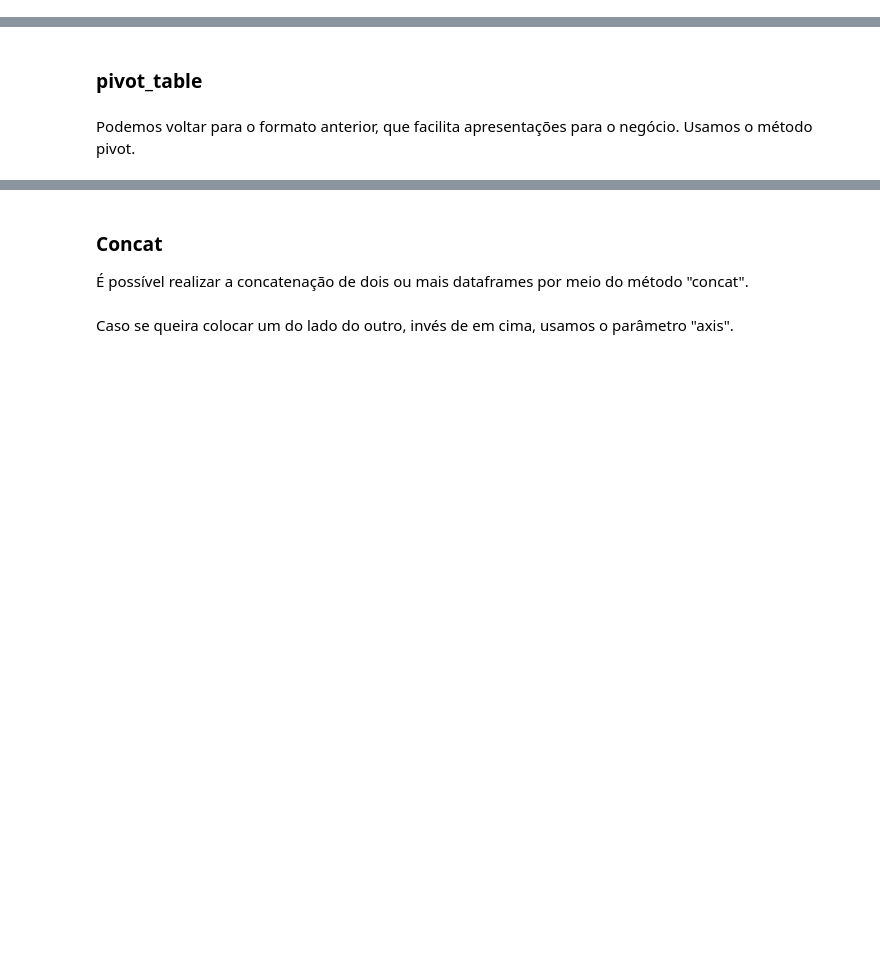
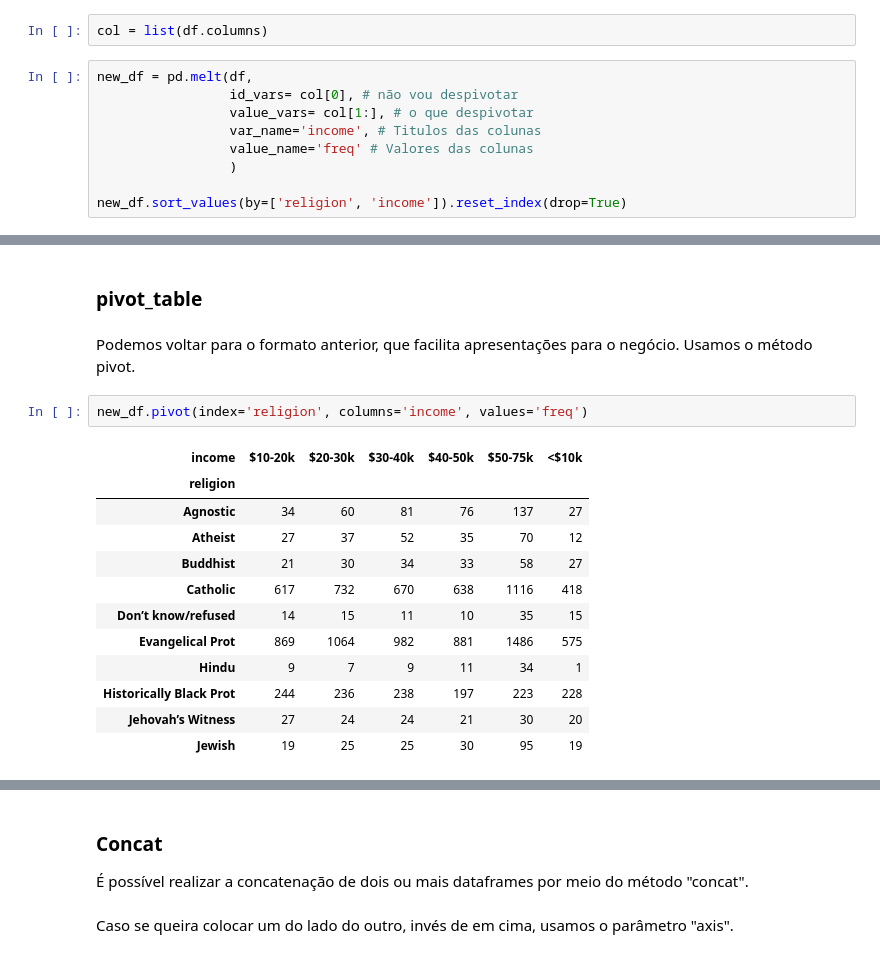
Before and after one commit to robertosgpontes/tec_prog_1, a Jupyter notebook: Pandas.ipynb, the cells around one changed output, grey strips where cells are left out. Saved outputs shown, nothing was run; the diff lists cells and outputs as text; blank space fills up the shorter version.

```diff
--- a/Pandas.ipynb
+++ b/Pandas.ipynb
@@ -642,3 +731,14 @@ Para listarmos as colunas o DataFrame possui um atributo .columns que imprime es
 # %% [markdown]
 ### melt
 https://pandas.pydata.org/pandas-docs/stable/reference/api/pandas.melt.html
+# %%
+col = list(df.columns)
+# %%
+new_df = pd.melt(df,
+                 id_vars= col[0], # não vou despivotar
+                 value_vars= col[1:], # o que despivotar
+                 var_name='income', # Titulos das colunas
+                 value_name='freq' # Valores das colunas
+                 )
+
+new_df.sort_values(by=['religion', 'income']).reset_index(drop=True)
@@ -647,3 +765,18 @@ https://pandas.pydata.org/pandas-docs/stable/reference/api/pandas.melt.html
 # %% [markdown]
 Podemos voltar para o formato anterior, que facilita apresentações para o negócio.
 Usamos o método pivot.
+# %%
+new_df.pivot(index='religion', columns='income', values='freq')
+# %% [output]
+| income | $10-20k | $20-30k | $30-40k | $40-50k | $50-75k | <$10k |
+| religion |  |  |  |  |  |  |
+| Agnostic | 34 | 60 | 81 | 76 | 137 | 27 |
+| Atheist | 27 | 37 | 52 | 35 | 70 | 12 |
+| Buddhist | 21 | 30 | 34 | 33 | 58 | 27 |
+| Catholic | 617 | 732 | 670 | 638 | 1116 | 418 |
+| Don’t know/refused | 14 | 15 | 11 | 10 | 35 | 15 |
+| Evangelical Prot | 869 | 1064 | 982 | 881 | 1486 | 575 |
+| Hindu | 9 | 7 | 9 | 11 | 34 | 1 |
+| Historically Black Prot | 244 | 236 | 238 | 197 | 223 | 228 |
+| Jehovah’s Witness | 27 | 24 | 24 | 21 | 30 | 20 |
+| Jewish | 19 | 25 | 25 | 30 | 95 | 19 |
```
Also changed, not shown: parts of 17 cells of this notebook.
